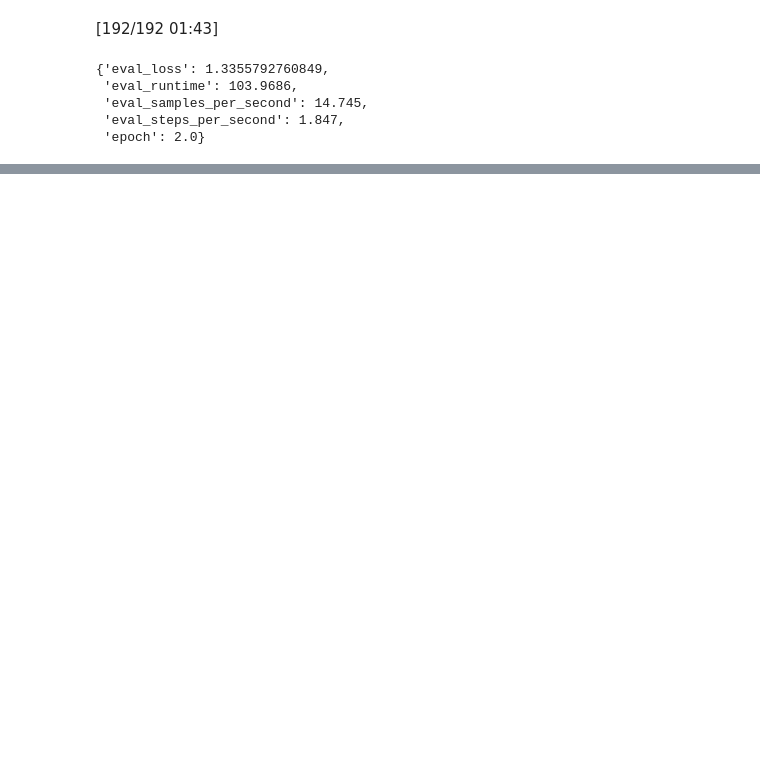
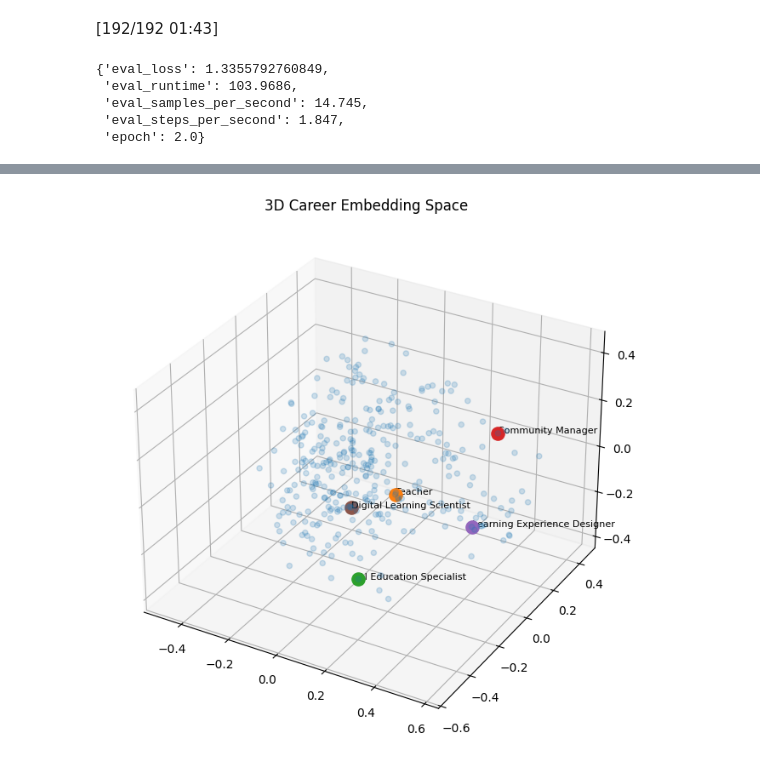
Before and after one commit to khushipanwar16/Multimodal-Personality-Career-Intelligence-System, a Jupyter notebook: notebooks/data_check.ipynb, the cells around one changed output, grey strips where cells are left out. Drawn from its saved outputs; the diff is of its cells as text; code cells hidden in the pictures; blank space fills up the shorter version.

```diff
--- a/notebooks/data_check.ipynb
+++ b/notebooks/data_check.ipynb
@@ -285,0 +462,99 @@ trainer.evaluate()
+# %%
+import torch
+import pandas as pd
+from sklearn.metrics.pairwise import cosine_similarity
+from sentence_transformers import SentenceTransformer
+import matplotlib.pyplot as plt
+from sklearn.decomposition import PCA
+
+career_df = pd.read_csv("../data/career_dataset/career_data.csv")
+embed_model = SentenceTransformer("all-MiniLM-L6-v2")
+career_embeddings = embed_model.encode(
+    career_df["description"].tolist()
+)
+
+def predict_personality(text):
+
+    inputs = tokenizer(
+        text,
+        truncation=True,
+        padding=True,
+        max_length=256,
+        return_tensors="pt"
+    )
+
+    with torch.no_grad():
+        outputs = model(**inputs)
+
+    pred = torch.argmax(outputs.logits, dim=1).item()
+
+    return reverse_mapping[pred]
+
+def recommend_careers(user_text, top_k=5):
+
+    user_embedding = embed_model.encode([user_text])
+
+    similarities = cosine_similarity(
+        user_embedding,
+        career_embeddings
+    )
+
+    top_indices = similarities[0].argsort()[-top_k:][::-1]
+
+    recommendations = career_df.iloc[top_indices]["career"].tolist()
+
+    return recommendations, top_indices
+
+
+def visualize_careers(top_indices):
+
+    pca = PCA(n_components=3)
+    career_3d = pca.fit_transform(career_embeddings)
+
+    fig = plt.figure(figsize=(10,8))
+    ax = fig.add_subplot(111, projection='3d')
+
+    # all careers
+    ax.scatter(
+        career_3d[:,0],
+        career_3d[:,1],
+        career_3d[:,2],
+        alpha=0.2
+    )
+
+    # highlight recommendations
+    for idx in top_indices:
+        ax.scatter(
+            career_3d[idx,0],
+            career_3d[idx,1],
+            career_3d[idx,2],
+            s=120
+        )
+
+        ax.text(
+            career_3d[idx,0],
+            career_3d[idx,1],
+            career_3d[idx,2],
+            career_df.iloc[idx]["career"],
+            fontsize=8
+        )
+
+    ax.set_title("3D Career Embedding Space")
+    plt.show()
+
+    user_text = """Hello, my name is Khushi. I enjoy structured learning, problem solving and meaningful conversations."""
+
+# personality prediction
+personality = predict_personality(user_text)
+print("Predicted Personality:", personality)
+
+# career recommendations
+recommendations, top_indices = recommend_careers(user_text)
+
+print("\nTop Career Recommendations:")
+for career in recommendations:
+    print("-", career)
+
+# visualization
+visualize_careers(top_indices)
+# %% [output]
@@ -285,0 +576 @@ trainer.evaluate()
+[figure, added]
```
Also changed, not shown: parts of 20 cells of this notebook, 1 other file.
